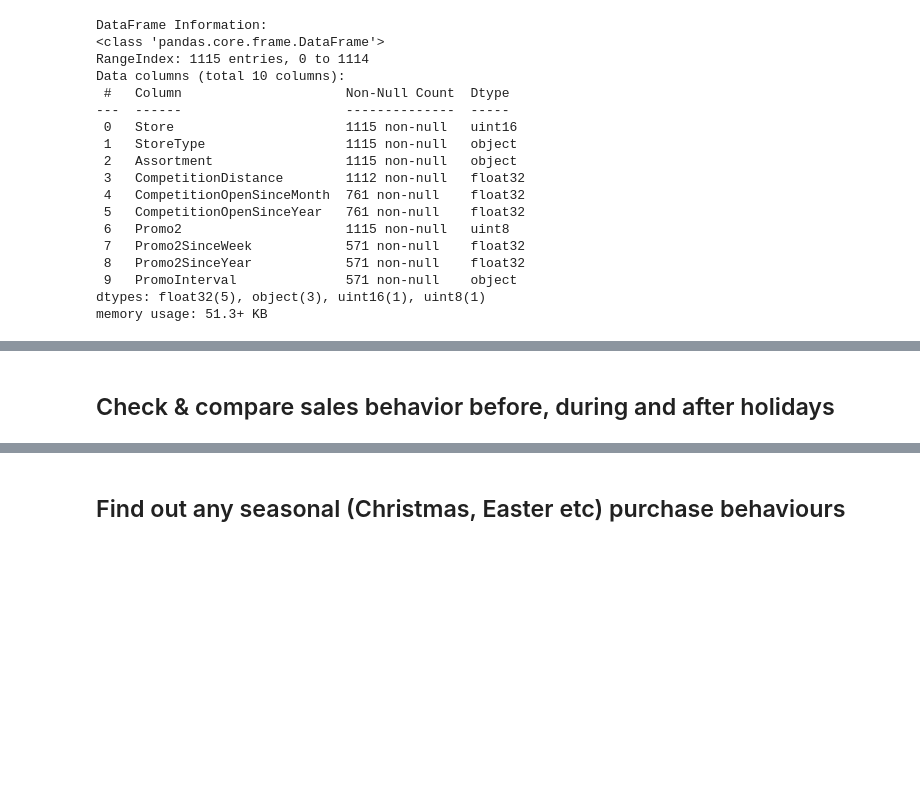
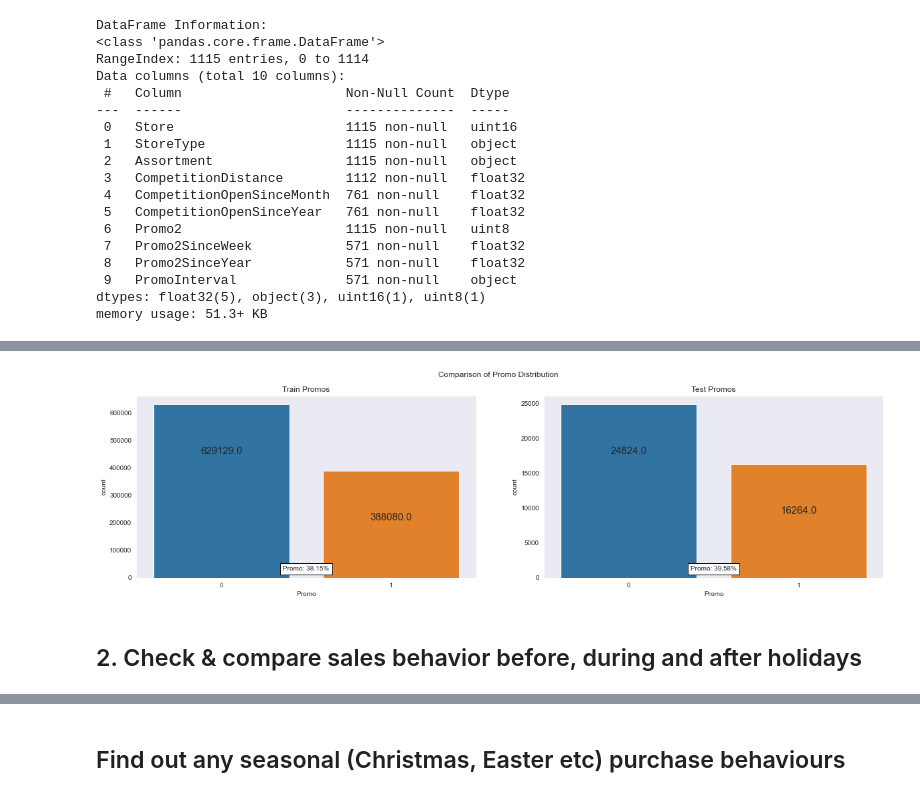
Before and after one commit to DePacifier/pharmacy_sales_prediction, a Jupyter notebook: notebooks/data_exploration.ipynb, the cells around one changed output, grey strips where cells are left out. Saved outputs shown, nothing was run; the diff lists cells and outputs as text; code cells hidden in the pictures; blank space fills up the shorter version.

Commit message:
data exploration mostly done

```diff
--- a/notebooks/data_exploration.ipynb
+++ b/notebooks/data_exploration.ipynb
@@ -125,3 +141,6 @@ test_data_info.get_information()
+# %%
+train_df['StateHoliday'] = train_df['StateHoliday'].apply(lambda x: 0 if x == '0' else x)
+test_df['StateHoliday'] = test_df['StateHoliday'].apply(lambda x: 0 if x == '0' else x)
 # %%
 # We have to separate the Date to determine season
 # Separating date for train_data
@@ -177,2 +184,40 @@ fig.tight_layout()
+# %%
+from matplotlib.offsetbox import AnchoredText
+train_percentage = train_df['Promo'].value_counts(0)
+train_percentage =  train_percentage.values[1] / (train_percentage.values[0] + train_percentage.values[1])
+
+test_percentage = test_df['Promo'].value_counts(0)
+test_percentage = test_percentage.values[1] / (test_percentage.values[0] + test_percentage.values[1])
+
+
+fig, axs = plt.subplots(1, 2, figsize=(20, 5))
+fig.suptitle(f'Comparison of Promo Distribution')
+sns.axes_style('darkgrid')
+plot1 = sns.countplot(x="Promo", data=train_df, ax=axs[0])
+plot1.set_title('Train Promos')
+anc1 = AnchoredText("Promo: {:.2%}".format(train_percentage), loc="lower center", frameon=True)
+axs[0].add_artist(anc1)
+for p in plot1.patches:
+    plot1.annotate(format(p.get_height(), '.1f'),
+                   (p.get_x() + p.get_width() / 2., p.get_height()),
+                   ha='center', va='center',
+                   size=15,
+                   xytext=(0, -70),
+                   textcoords='offset points')
+
+plot2 = sns.countplot(x="Promo", data=test_df, ax=axs[1])
+plot2.set_title('Test Promos')
+anc2 = AnchoredText("Promo: {:.2%}".format(
+    test_percentage), loc="lower center", frameon=True)
+axs[1].add_artist(anc2)
+for p in plot2.patches:
+    plot2.annotate(format(p.get_height(), '.1f'),
+                   (p.get_x() + p.get_width() / 2., p.get_height()),
+                   ha='center', va='center',
+                   size=15,
+                   xytext=(0, -70),
+                   textcoords='offset points')
+# %% [output]
+[figure, added]
 # %% [markdown]
-## Check & compare sales behavior before, during and after holidays
+## 2. Check & compare sales behavior before, during and after holidays
```
Also changed, not shown: parts of 47 cells of this notebook, 2 other files.
